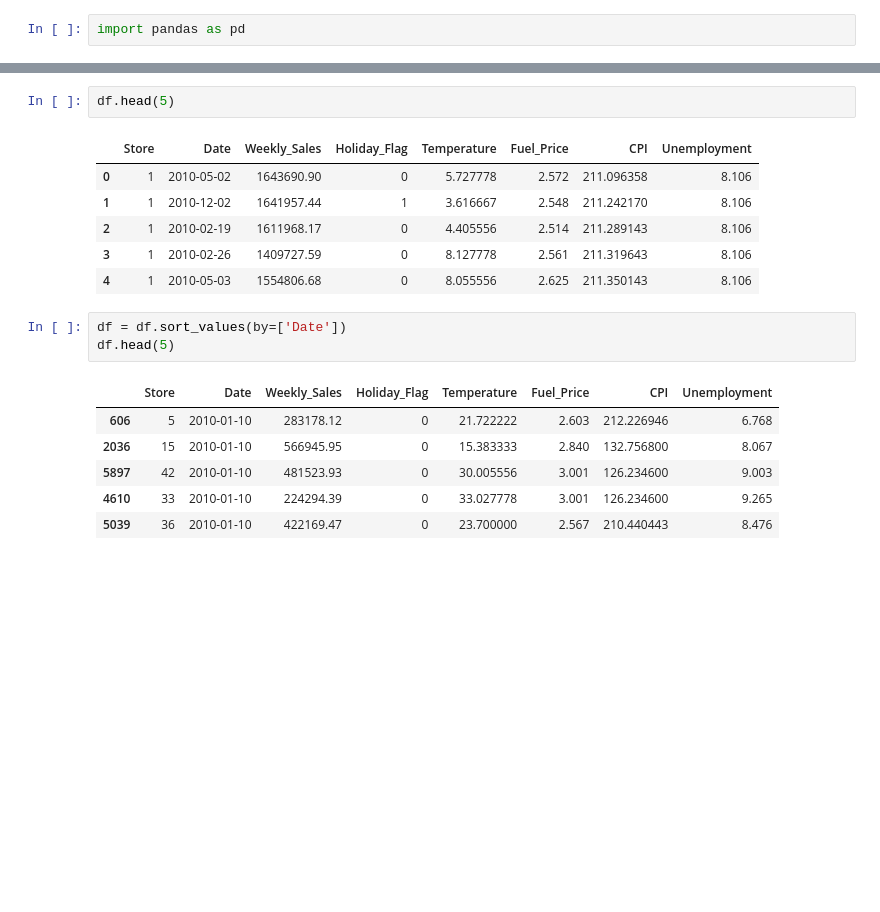
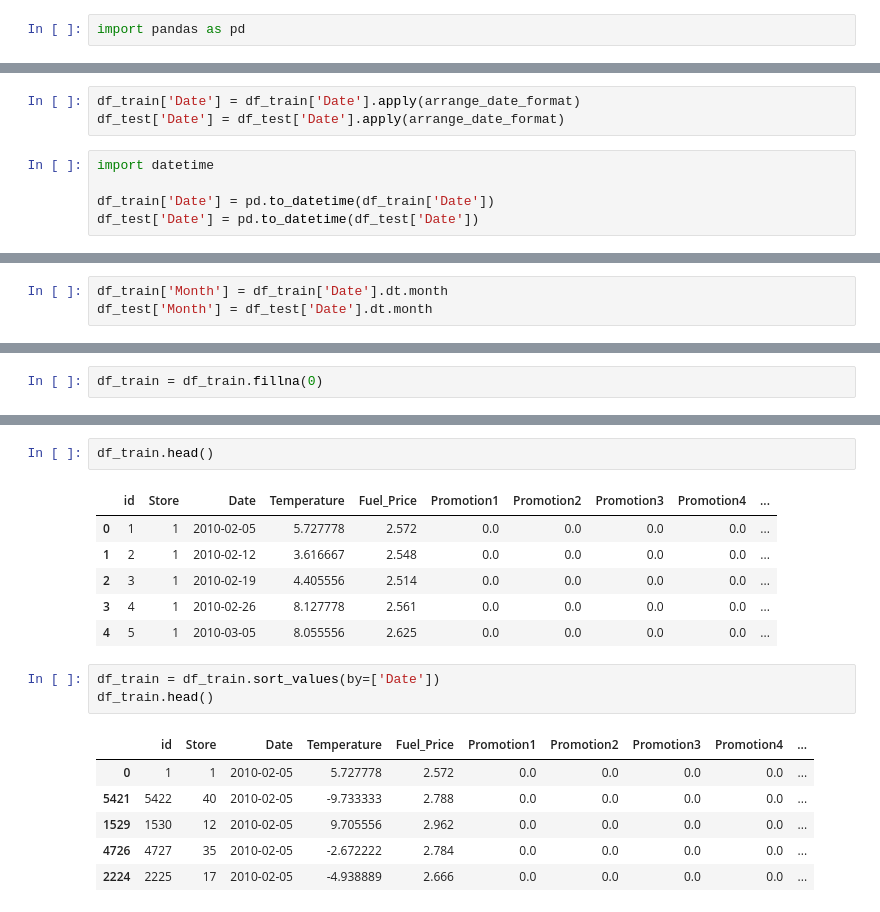
Before and after one commit to jadefactory/branch_sales_forecast, a Jupyter notebook: baseline_code.ipynb, the cells around one changed output, grey strips where cells are left out. Saved outputs shown, nothing was run; the diff lists cells and outputs as text; blank space fills up the shorter version.

```diff
--- a/baseline_code.ipynb
+++ b/baseline_code.ipynb
@@ -81,0 +170,8 @@ len(df['Store'].unique())
+# %%
+df_train['Date'] = df_train['Date'].apply(arrange_date_format)
+df_test['Date'] = df_test['Date'].apply(arrange_date_format)
+# %%
+import datetime
+
+df_train['Date'] = pd.to_datetime(df_train['Date'])
+df_test['Date'] = pd.to_datetime(df_test['Date'])
@@ -81,0 +194,3 @@ len(df['Store'].unique())
+# %%
+df_train['Month'] = df_train['Date'].dt.month
+df_test['Month'] = df_test['Date'].dt.month
@@ -81,0 +267,2 @@ len(df['Store'].unique())
+# %%
+df_train = df_train.fillna(0)
@@ -84,22 +307,22 @@ df['Store'].nunique()
 # %% [output]
 45
 # %%
-df.head(5)
+df_train.head()
 # %% [output]
-|  | Store | Date | Weekly_Sales | Holiday_Flag | Temperature | Fuel_Price | CPI | Unemployment |
-| 0 | 1 | 2010-05-02 | 1643690.90 | 0 | 5.727778 | 2.572 | 211.096358 | 8.106 |
-| 1 | 1 | 2010-12-02 | 1641957.44 | 1 | 3.616667 | 2.548 | 211.242170 | 8.106 |
-| 2 | 1 | 2010-02-19 | 1611968.17 | 0 | 4.405556 | 2.514 | 211.289143 | 8.106 |
-| 3 | 1 | 2010-02-26 | 1409727.59 | 0 | 8.127778 | 2.561 | 211.319643 | 8.106 |
-| 4 | 1 | 2010-05-03 | 1554806.68 | 0 | 8.055556 | 2.625 | 211.350143 | 8.106 |
+|  | id | Store | Date | Temperature | Fuel_Price | Promotion1 | Promotion2 | Promotion3 | Promotion4 | ... |
+| 0 | 1 | 1 | 2010-02-05 | 5.727778 | 2.572 | 0.0 | 0.0 | 0.0 | 0.0 | ... |
+| 1 | 2 | 1 | 2010-02-12 | 3.616667 | 2.548 | 0.0 | 0.0 | 0.0 | 0.0 | ... |
+| 2 | 3 | 1 | 2010-02-19 | 4.405556 | 2.514 | 0.0 | 0.0 | 0.0 | 0.0 | ... |
+| 3 | 4 | 1 | 2010-02-26 | 8.127778 | 2.561 | 0.0 | 0.0 | 0.0 | 0.0 | ... |
+| 4 | 5 | 1 | 2010-03-05 | 8.055556 | 2.625 | 0.0 | 0.0 | 0.0 | 0.0 | ... |
 # %%
-df = df.sort_values(by=['Date'])
-df.head(5)
+df_train = df_train.sort_values(by=['Date'])
+df_train.head()
 # %% [output]
-|  | Store | Date | Weekly_Sales | Holiday_Flag | Temperature | Fuel_Price | CPI | Unemployment |
-| 606 | 5 | 2010-01-10 | 283178.12 | 0 | 21.722222 | 2.603 | 212.226946 | 6.768 |
-| 2036 | 15 | 2010-01-10 | 566945.95 | 0 | 15.383333 | 2.840 | 132.756800 | 8.067 |
-| 5897 | 42 | 2010-01-10 | 481523.93 | 0 | 30.005556 | 3.001 | 126.234600 | 9.003 |
-| 4610 | 33 | 2010-01-10 | 224294.39 | 0 | 33.027778 | 3.001 | 126.234600 | 9.265 |
-| 5039 | 36 | 2010-01-10 | 422169.47 | 0 | 23.700000 | 2.567 | 210.440443 | 8.476 |
+|  | id | Store | Date | Temperature | Fuel_Price | Promotion1 | Promotion2 | Promotion3 | Promotion4 | ... |
+| 0 | 1 | 1 | 2010-02-05 | 5.727778 | 2.572 | 0.0 | 0.0 | 0.0 | 0.0 | ... |
+| 5421 | 5422 | 40 | 2010-02-05 | -9.733333 | 2.788 | 0.0 | 0.0 | 0.0 | 0.0 | ... |
+| 1529 | 1530 | 12 | 2010-02-05 | 9.705556 | 2.962 | 0.0 | 0.0 | 0.0 | 0.0 | ... |
+| 4726 | 4727 | 35 | 2010-02-05 | -2.672222 | 2.784 | 0.0 | 0.0 | 0.0 | 0.0 | ... |
+| 2224 | 2225 | 17 | 2010-02-05 | -4.938889 | 2.666 | 0.0 | 0.0 | 0.0 | 0.0 | ... |
 # %%
```
Also changed, not shown: parts of 68 cells of this notebook, 3 other files.
